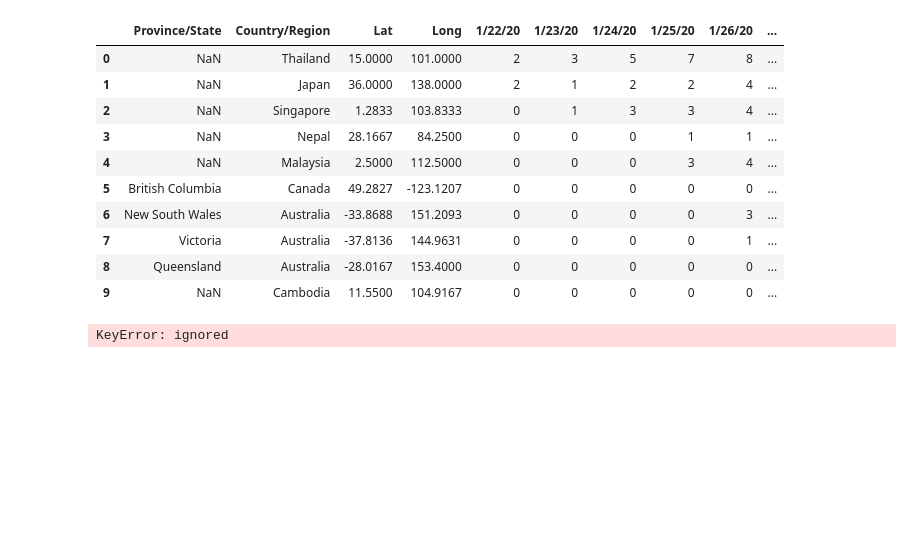
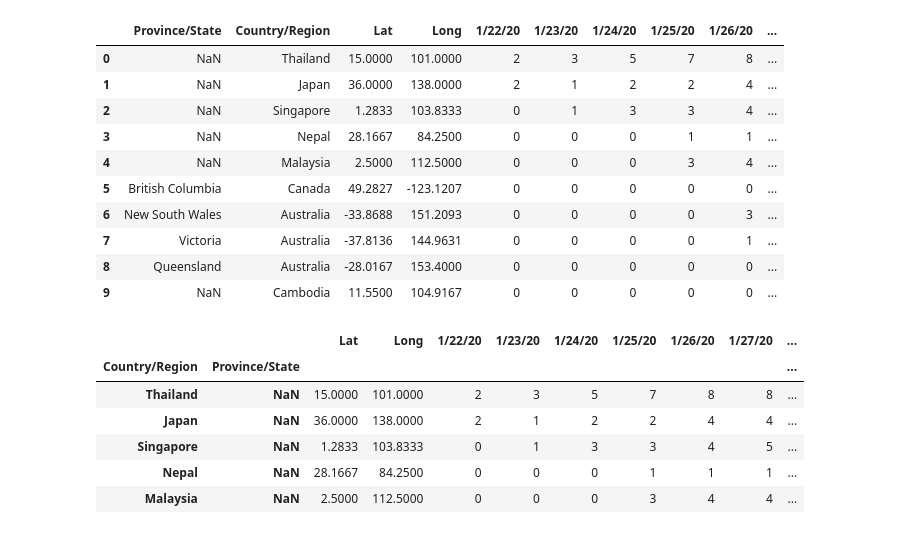
Before and after one commit to aiformankind/covid-19-hackathon, a Jupyter notebook: by_state_covid_analysis.ipynb, the cells around one changed output. Drawn from its saved outputs; the diff is of its cells as text; code cells hidden in the pictures; blank space fills up the shorter version.

```diff
--- a/by_state_covid_analysis.ipynb
+++ b/by_state_covid_analysis.ipynb
@@ -64,7 +64,13 @@ covid_across_countries_df.head(10)
 | 8 | Queensland | Australia | -28.0167 | 153.4000 | 0 | 0 | 0 | 0 | 0 | ... |
 | 9 | NaN | Cambodia | 11.5500 | 104.9167 | 0 | 0 | 0 | 0 | 0 | ... |
 # %%
-global_timeseries = covid_across_countries_df.loc['US']
+global_timeseries = covid_across_countries_df.set_index(['Country/Region','Province/State'])
 global_timeseries.head(5)
 # %% [output]
-KeyError: ignored
+|  |  | Lat | Long | 1/22/20 | 1/23/20 | 1/24/20 | 1/25/20 | 1/26/20 | 1/27/20 | ... |
+| Country/Region | Province/State |  |  |  |  |  |  |  |  | ... |
+| Thailand | NaN | 15.0000 | 101.0000 | 2 | 3 | 5 | 7 | 8 | 8 | ... |
+| Japan | NaN | 36.0000 | 138.0000 | 2 | 1 | 2 | 2 | 4 | 4 | ... |
+| Singapore | NaN | 1.2833 | 103.8333 | 0 | 1 | 3 | 3 | 4 | 5 | ... |
+| Nepal | NaN | 28.1667 | 84.2500 | 0 | 0 | 0 | 1 | 1 | 1 | ... |
+| Malaysia | NaN | 2.5000 | 112.5000 | 0 | 0 | 0 | 3 | 4 | 4 | ... |
```
Also changed, not shown: parts of 1 cell of this notebook.
